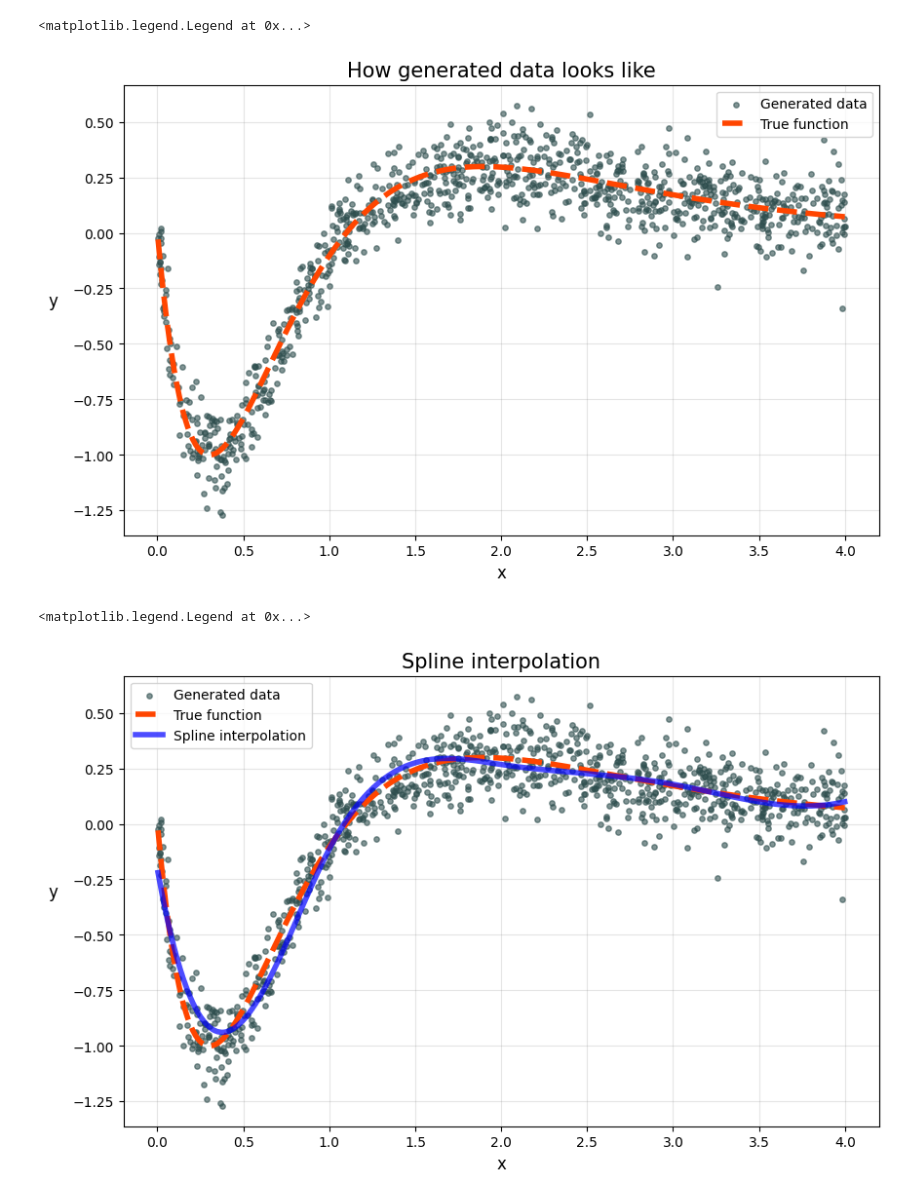
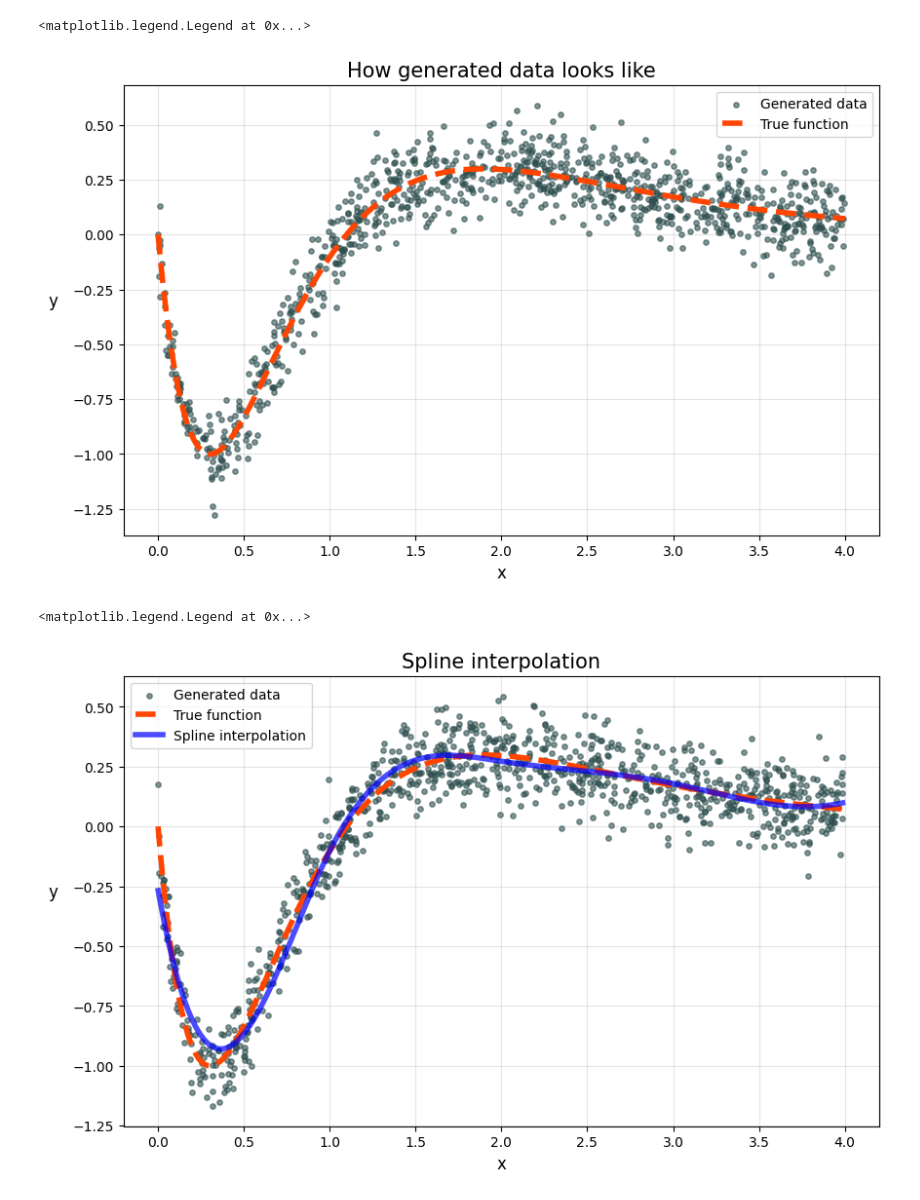
Before and after one commit to nizwant/adv_ml_labs, a Jupyter notebook: 10AAA_regression.ipynb, the cells around one changed output. Saved outputs shown, nothing was run; the diff lists cells and outputs as text; code cells hidden in the pictures.

```diff
--- a/10AAA_regression.ipynb
+++ b/10AAA_regression.ipynb
@@ -17,9 +17,13 @@ def plot_data(x, y, x_sorted, title="How generated data looks like"):
     plt.figure(figsize=(10, 6))
     plt.scatter(x, y, s=15, alpha=0.6, label="Generated data", c="darkslategrey")
     plt.plot(
-        x_sorted,
+        np.linspace(0, 4, 1000),
         4.26
-        * (np.exp(-x_sorted) - 4 * np.exp(-2 * x_sorted) + 3 * np.exp(-3 * x_sorted)),
+        * (
+            np.exp(-np.linspace(0, 4, 1000))
+            - 4 * np.exp(-2 * np.linspace(0, 4, 1000))
+            + 3 * np.exp(-3 * np.linspace(0, 4, 1000))
+        ),
         c="orangered",
         label="True function",
         linewidth=4,
@@ -38,24 +42,29 @@ plot_data(x, y, x_sorted)
 plt.legend(fontsize=10)
 # %% [output]
 <matplotlib.legend.Legend at 0x...>
-[figure, old version]
+[figure, new version]
 # %%
+# Generate data
+x, y = generate_data(n=1000)
+x_sorted = np.sort(x)
+
+# Spline interpolation
 spliner = SplineTransformer()
 model = make_pipeline(spliner, Ridge(alpha=1e-10))
 model.fit(x[:, np.newaxis], y)
 spline_predictions = model.predict(x_sorted[:, np.newaxis])
 
+# Plot
 plot_data(x, y, x_sorted, title="Spline interpolation")
-
 plt.plot(
     x_sorted,
     spline_predictions,
     c="blue",
     label="Spline interpolation",
     linewidth=4,
     alpha=0.7,
 )
 plt.legend(fontsize=10)
 # %% [output]
 <matplotlib.legend.Legend at 0x...>
-[figure, old version]
+[figure, new version]
```
